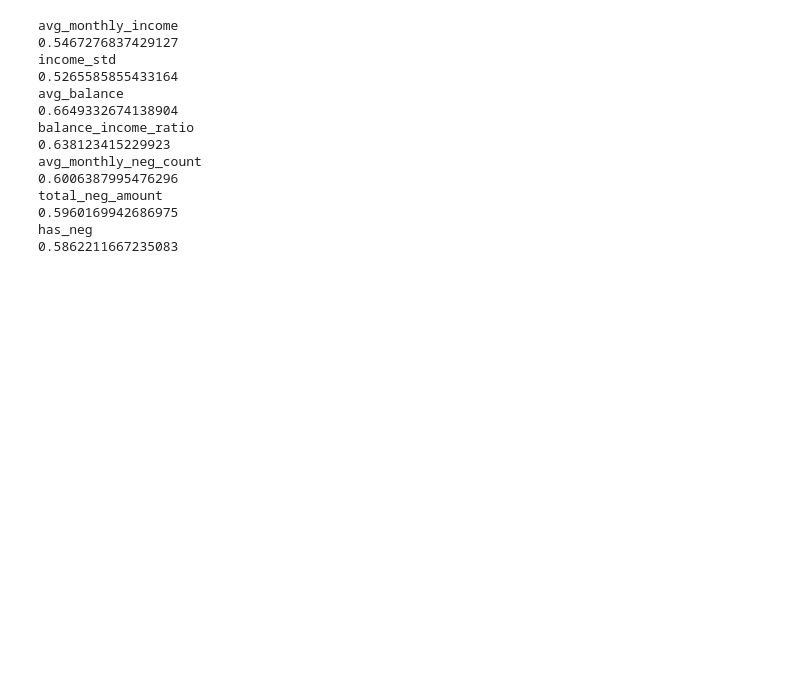
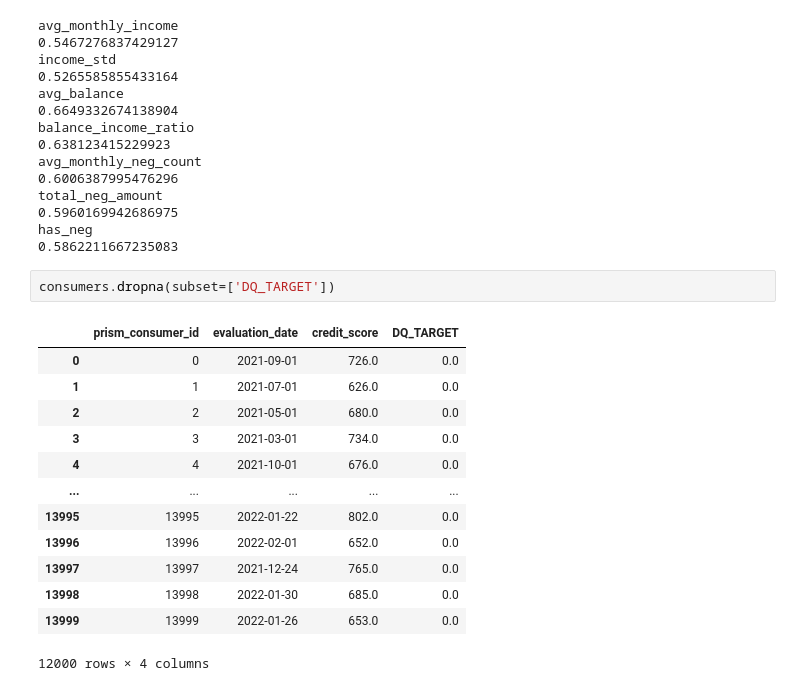
Before and after one commit to harisdsc/DSC180B, a Jupyter notebook: notebook.ipynb, the cells around one changed output. Drawn from its saved outputs; the diff is of its cells as text; blank space fills up the shorter version.

```diff
--- a/notebook.ipynb
+++ b/notebook.ipynb
@@ -234,3 +235,19 @@ total_neg_amount
 0.5960169942686975
 has_neg
 0.5862211667235083
+# %%
+consumers.dropna(subset=['DQ_TARGET'])
+# %% [output]
+|  | prism_consumer_id | evaluation_date | credit_score | DQ_TARGET |
+| 0 | 0 | 2021-09-01 | 726.0 | 0.0 |
+| 1 | 1 | 2021-07-01 | 626.0 | 0.0 |
+| 2 | 2 | 2021-05-01 | 680.0 | 0.0 |
+| 3 | 3 | 2021-03-01 | 734.0 | 0.0 |
+| 4 | 4 | 2021-10-01 | 676.0 | 0.0 |
+| ... | ... | ... | ... | ... |
+| 13995 | 13995 | 2022-01-22 | 802.0 | 0.0 |
+| 13996 | 13996 | 2022-02-01 | 652.0 | 0.0 |
+| 13997 | 13997 | 2021-12-24 | 765.0 | 0.0 |
+| 13998 | 13998 | 2022-01-30 | 685.0 | 0.0 |
+| 13999 | 13999 | 2022-01-26 | 653.0 | 0.0 |
+12000 rows × 4 columns
```
Also changed, not shown: parts of 1 cell of this notebook, 6 other files.
